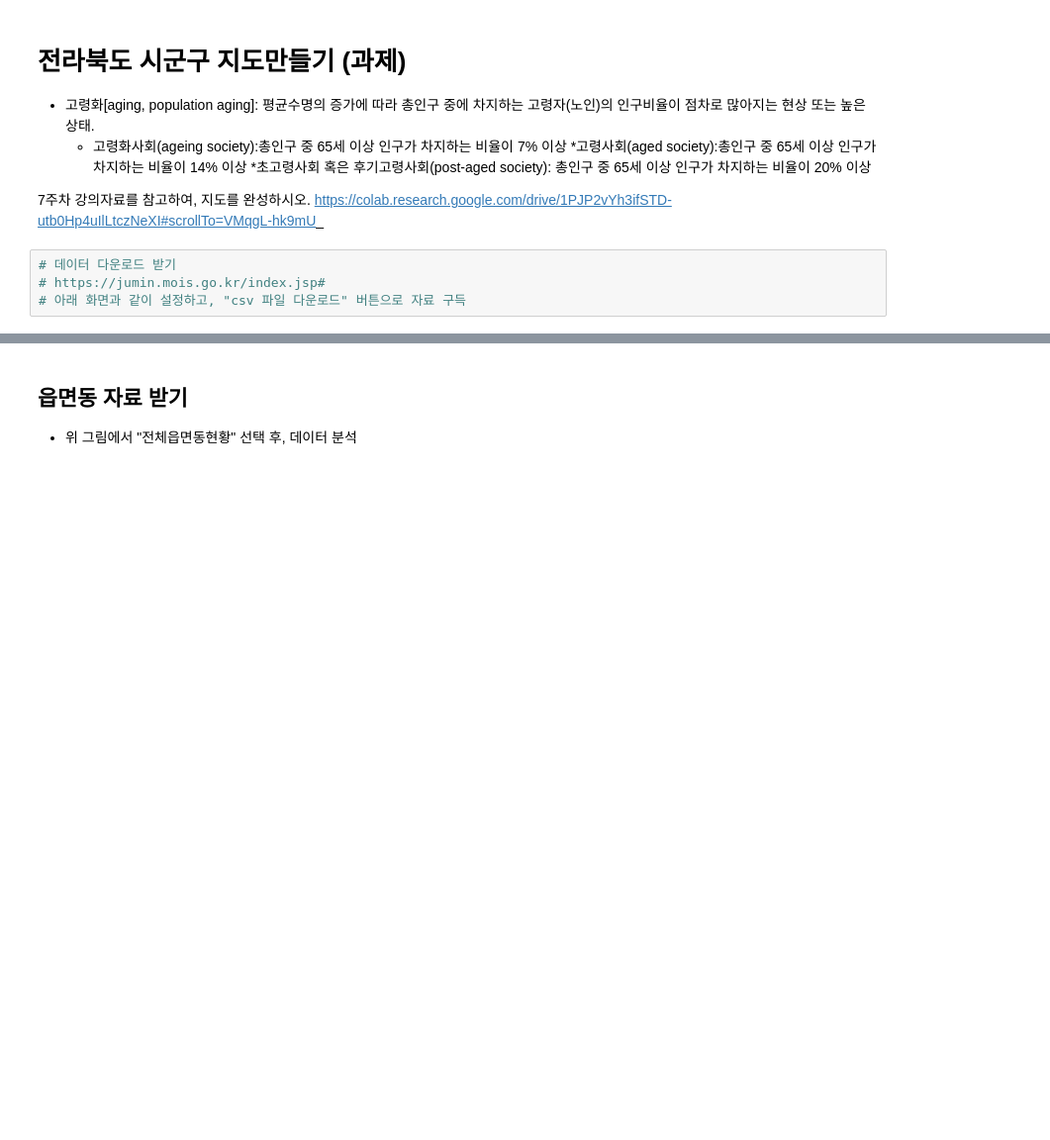
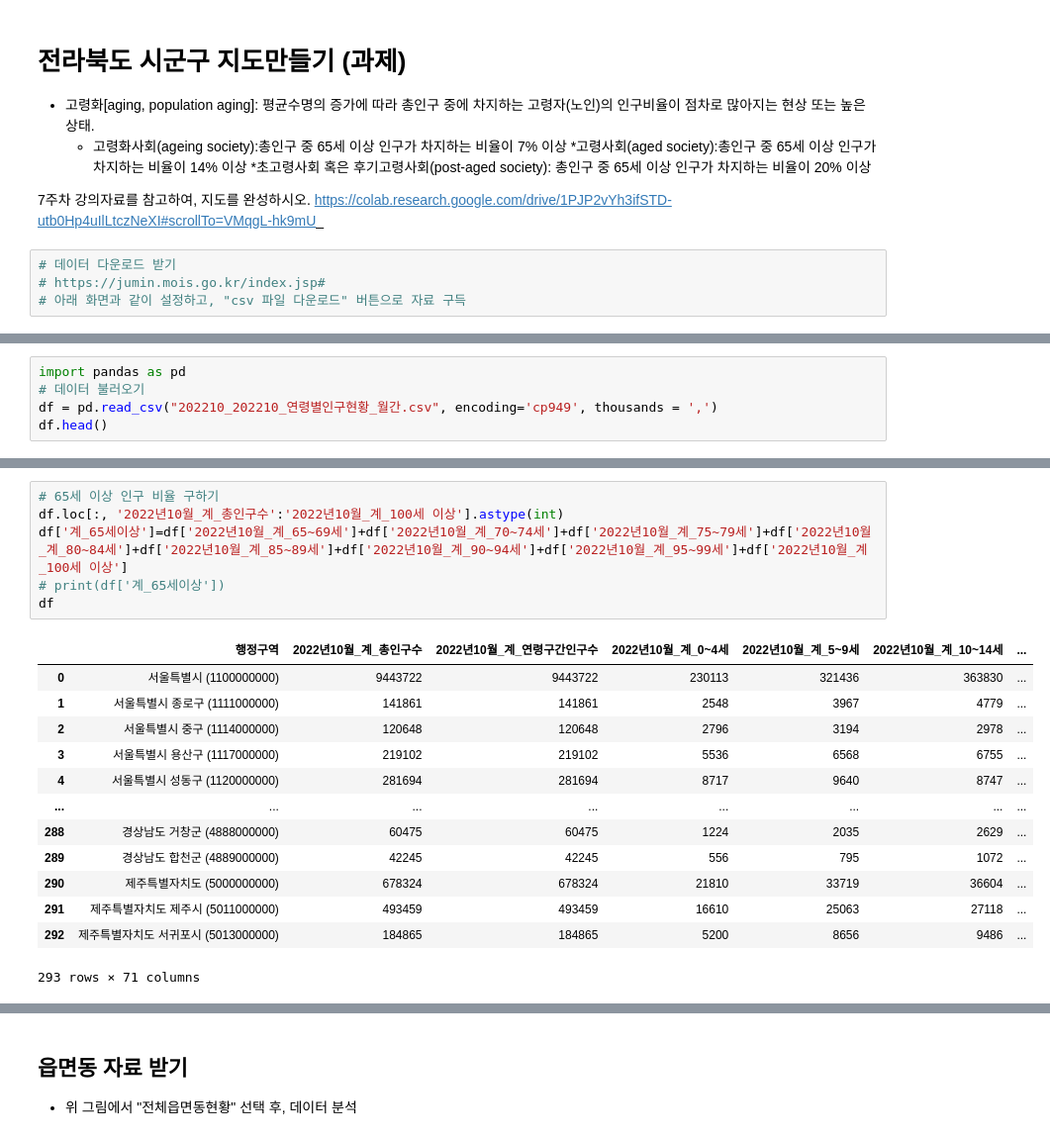
Before and after one commit to ffe4el/2022-2-Datascience, a Jupyter notebook: 데싸_과제08_김솔아_202116266.ipynb, the cells around one changed output, grey strips where cells are left out. Shown at 99% size. Drawn from its saved outputs; the diff is of its cells as text; blank space fills up the shorter version.

```diff
--- a/데싸_과제08_김솔아_202116266.ipynb
+++ b/데싸_과제08_김솔아_202116266.ipynb
@@ -263,0 +260,5 @@ https://colab.research.google.com/drive/1PJP2vYh3ifSTD-utb0Hp4uIlLtczNeXI#scroll
+# %%
+import pandas as pd
+# 데이터 불러오기
+df = pd.read_csv("202210_202210_연령별인구현황_월간.csv", encoding='cp949', thousands = ',')
+df.head()
@@ -263,0 +293,20 @@ https://colab.research.google.com/drive/1PJP2vYh3ifSTD-utb0Hp4uIlLtczNeXI#scroll
+# %%
+# 65세 이상 인구 비율 구하기
+df.loc[:, '2022년10월_계_총인구수':'2022년10월_계_100세 이상'].astype(int)
+df['계_65세이상']=df['2022년10월_계_65~69세']+df['2022년10월_계_70~74세']+df['2022년10월_계_75~79세']+df['2022년10월_계_80~84세']+df['2022년10월_계_85~89세']+df['2022년10월_계_90~94세']+df['2022년10월_계_95~99세']+df['2022년10월_계_100세 이상']
+# print(df['계_65세이상'])
+df
+# %% [output]
+|  | 행정구역 | 2022년10월_계_총인구수 | 2022년10월_계_연령구간인구수 | 2022년10월_계_0~4세 | 2022년10월_계_5~9세 | 2022년10월_계_10~14세 | ... |
+| 0 | 서울특별시 (1100000000) | 9443722 | 9443722 | 230113 | 321436 | 363830 | ... |
+| 1 | 서울특별시 종로구 (1111000000) | 141861 | 141861 | 2548 | 3967 | 4779 | ... |
+| 2 | 서울특별시 중구 (1114000000) | 120648 | 120648 | 2796 | 3194 | 2978 | ... |
+| 3 | 서울특별시 용산구 (1117000000) | 219102 | 219102 | 5536 | 6568 | 6755 | ... |
+| 4 | 서울특별시 성동구 (1120000000) | 281694 | 281694 | 8717 | 9640 | 8747 | ... |
+| ... | ... | ... | ... | ... | ... | ... | ... |
+| 288 | 경상남도 거창군 (4888000000) | 60475 | 60475 | 1224 | 2035 | 2629 | ... |
+| 289 | 경상남도 합천군 (4889000000) | 42245 | 42245 | 556 | 795 | 1072 | ... |
+| 290 | 제주특별자치도 (5000000000) | 678324 | 678324 | 21810 | 33719 | 36604 | ... |
+| 291 | 제주특별자치도 제주시 (5011000000) | 493459 | 493459 | 16610 | 25063 | 27118 | ... |
+| 292 | 제주특별자치도 서귀포시 (5013000000) | 184865 | 184865 | 5200 | 8656 | 9486 | ... |
+293 rows × 71 columns
```
Also changed, not shown: parts of 29 cells of this notebook, 3 other files.
